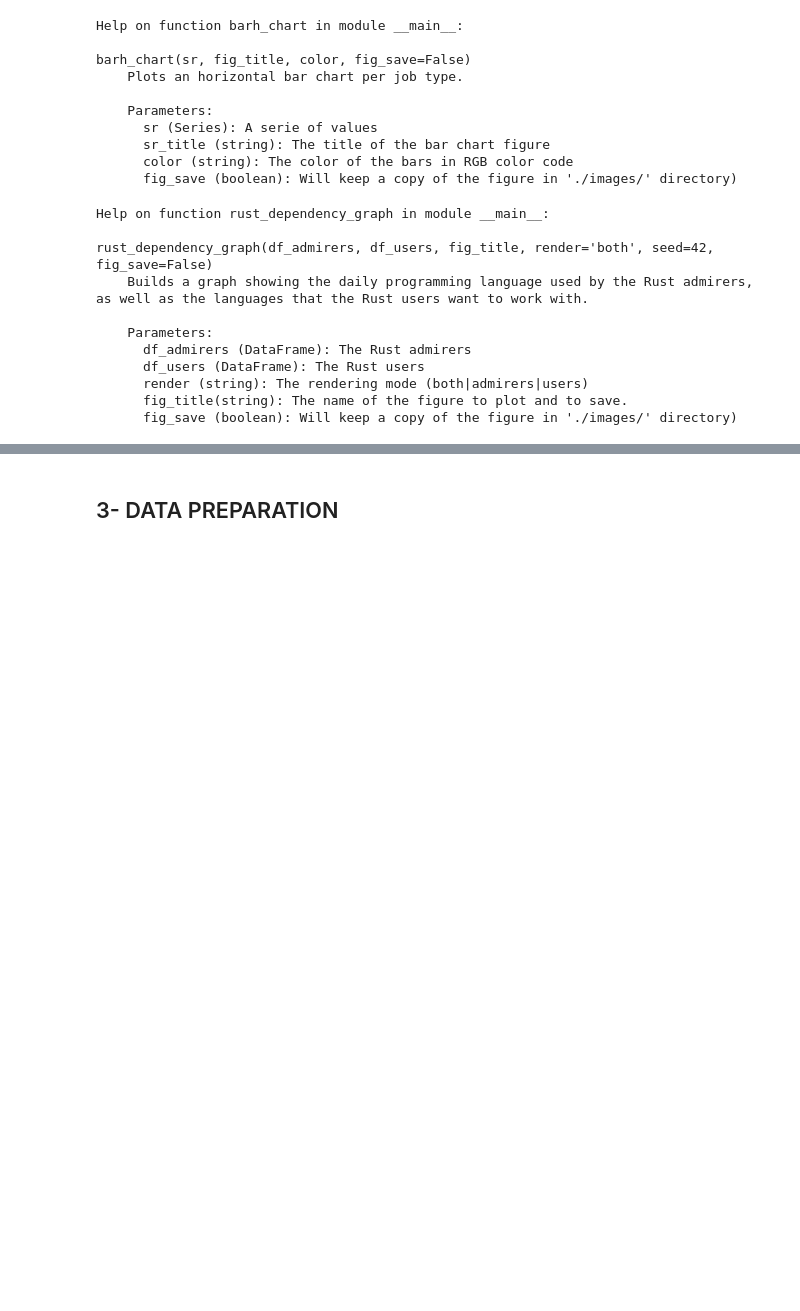
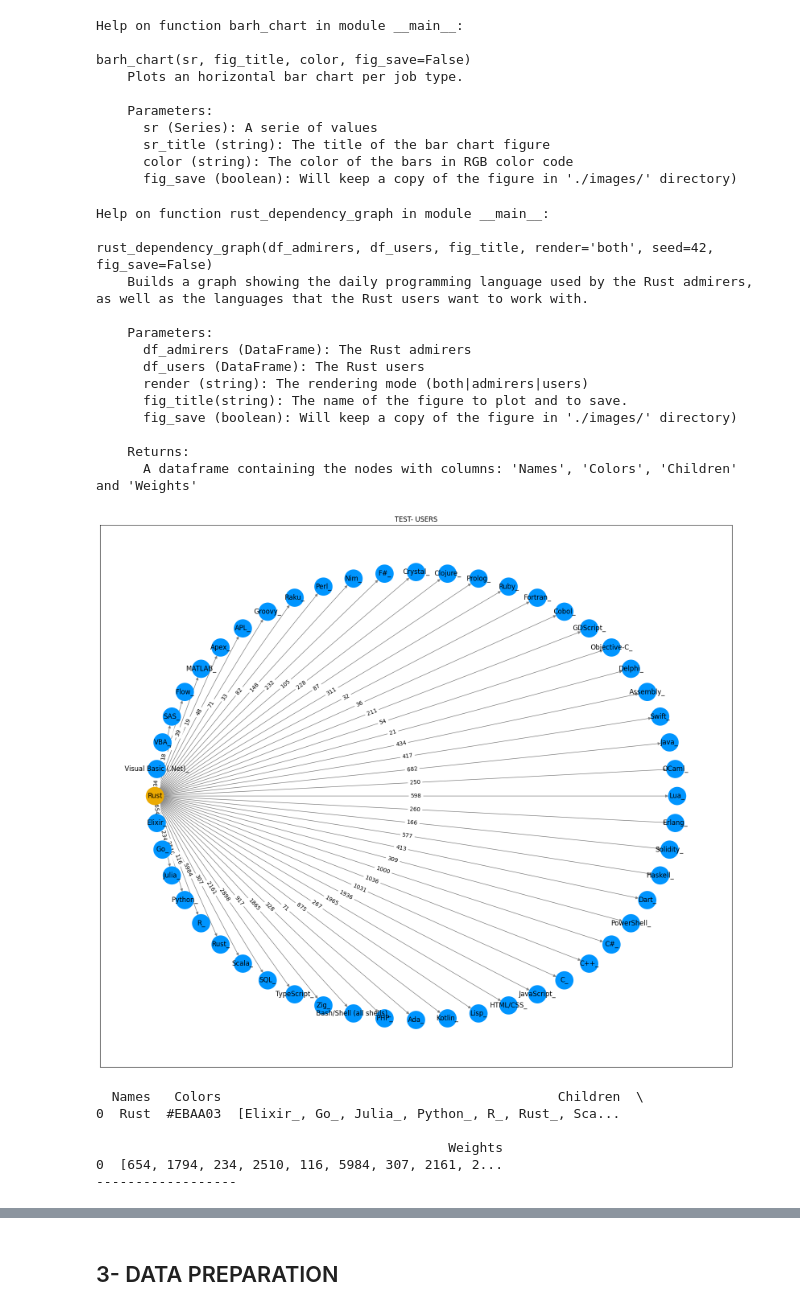
Before and after one commit to fab7/LAB-Data-Science-Blog-Post, a Jupyter notebook: notebook/who_are_the_rust_users.ipynb, the cells around one changed output, grey strips where cells are left out. Drawn from its saved outputs; the diff is of its cells as text; code cells hidden in the pictures; blank space fills up the shorter version.

Commit message:
Add sorted DF for Rust lovers and admirers

```diff
--- a/notebook/who_are_the_rust_users.ipynb
+++ b/notebook/who_are_the_rust_users.ipynb
@@ -247,6 +247,9 @@ def rust_dependency_graph(df_admirers, df_users, fig_title, render='both', seed=
       render (string): The rendering mode (both|admirers|users)
       fig_title(string): The name of the figure to plot and to save.
       fig_save (boolean): Will keep a copy of the figure in './images/' directory)
+
+    Returns:
+      A dataframe containing the nodes with columns: 'Names', 'Colors', 'Children' and 'Weights'
     """
 
     # Create a pandas DataFrame with the dependencies
@@ -365,6 +368,8 @@ def rust_dependency_graph(df_admirers, df_users, fig_title, render='both', seed=
     plt.tight_layout()
     plt.show()
 
+    return df
+
 
 help(rust_dependency_graph)
 # %% [output]
@@ -379,3 +384,44 @@ rust_dependency_graph(df_admirers, df_users, fig_title, render='both', seed=42,
       render (string): The rendering mode (both|admirers|users)
       fig_title(string): The name of the figure to plot and to save.
       fig_save (boolean): Will keep a copy of the figure in './images/' directory)
+
+    Returns:
+      A dataframe containing the nodes with columns: 'Names', 'Colors', 'Children' and 'Weights'
+# %%
+df_nodes = rust_dependency_graph(df_rust_admirers, df_rust_users, 'TEST- USERS', 'users')
+#df_nodes = rust_dependency_graph(df_rust_admirers, df_rust_users, 'TEST- ADMIRERS', 'admirers')
+#df_nodes = rust_dependency_graph(df_rust_admirers, df_rust_users, 'TEST- BOTH', 'both')
+#df_nodes.describe()
+print(df_nodes)
+
+print("------------------")
+df_edges = pd.DataFrame({
+    'Names'   : df_nodes['Names'],
+    'Colors'  : df_nodes['Colors'],
+    'Children': df_nodes['Children'],
+    #'Weights' : df_nodes['Weights']
+})
+
+
+df_edges = pd.DataFrame({
+    'Names'   : df_nodes['Names'].repeat(df_nodes['Children'].str.len()),
+    'Children': [item for sublist in df_nodes['Children'] for item in sublist],
+    'Weights' : [item for sublist in df_nodes['Weights']   for item in sublist]
+})
+
+df_edges = df_edges.sort_values('Weights', ascending=False)
+df_edges.head(len(df_edges))
+
+# Create a bar chart of the edges
+df_edges.plot(x='Children', y='Weights', kind='bar')
+
+# Display the chart
+plt.show()
+# %% [output]
+[figure, added]
+  Names   Colors                                           Children  \
+0  Rust  #EBAA03  [Elixir_, Go_, Julia_, Python_, R_, Rust_, Sca...
+
+                                             Weights
+0  [654, 1794, 234, 2510, 116, 5984, 307, 2161, 2...
+------------------
```
Also changed, not shown: parts of 12 cells of this notebook.
